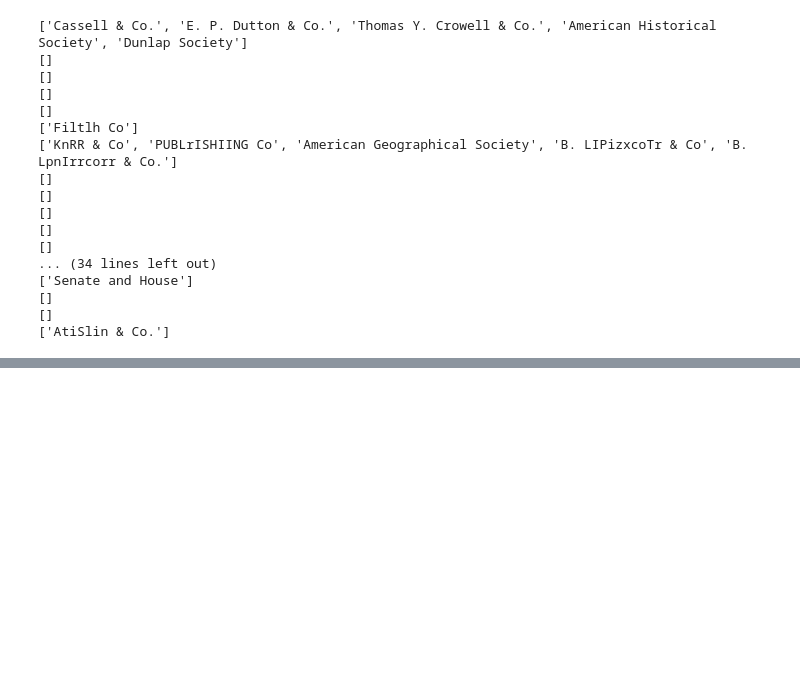
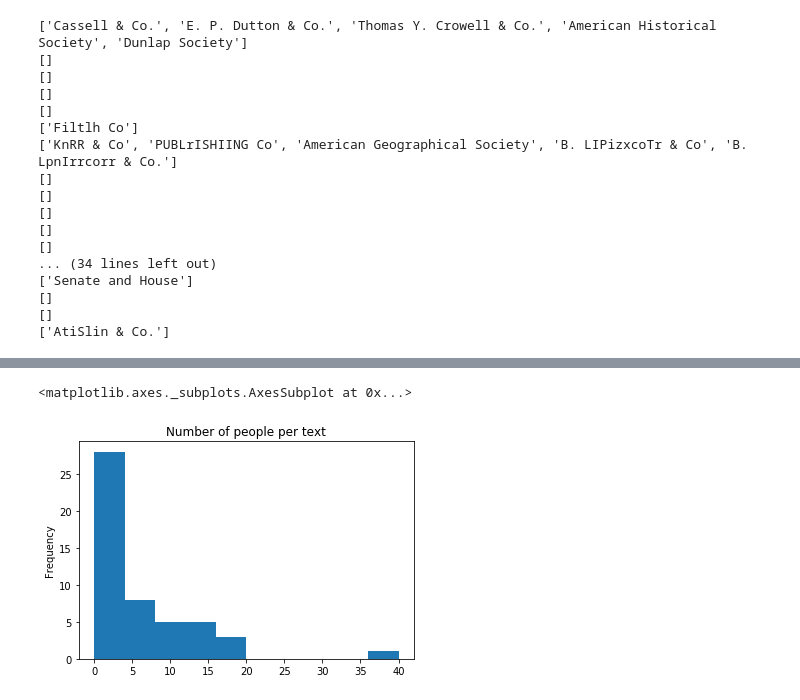
Before and after one commit to mjlavin80/aps_review_classification, a Jupyter notebook: jupyter_notebooks/name_analysis.ipynb, the cells around one changed output, grey strips where cells are left out. Saved outputs shown, nothing was run; the diff lists cells and outputs as text; code cells hidden in the pictures; blank space fills up the shorter version.

```diff
--- a/jupyter_notebooks/name_analysis.ipynb
+++ b/jupyter_notebooks/name_analysis.ipynb
@@ -64,0 +95,5 @@ review_df.head()
+# %%
+review_df.person_count.plot(kind='hist', title='Number of people per text')
+# %% [output]
+<matplotlib.axes._subplots.AxesSubplot at 0x...>
+[figure, added]
```
Also changed, not shown: parts of 35 cells of this notebook, 2 other files.
